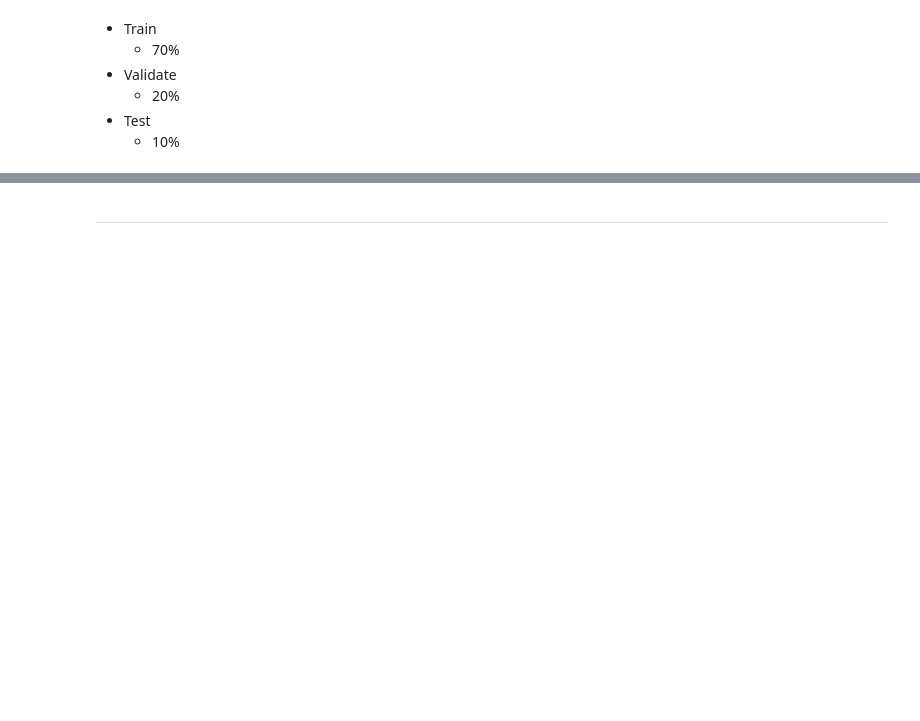
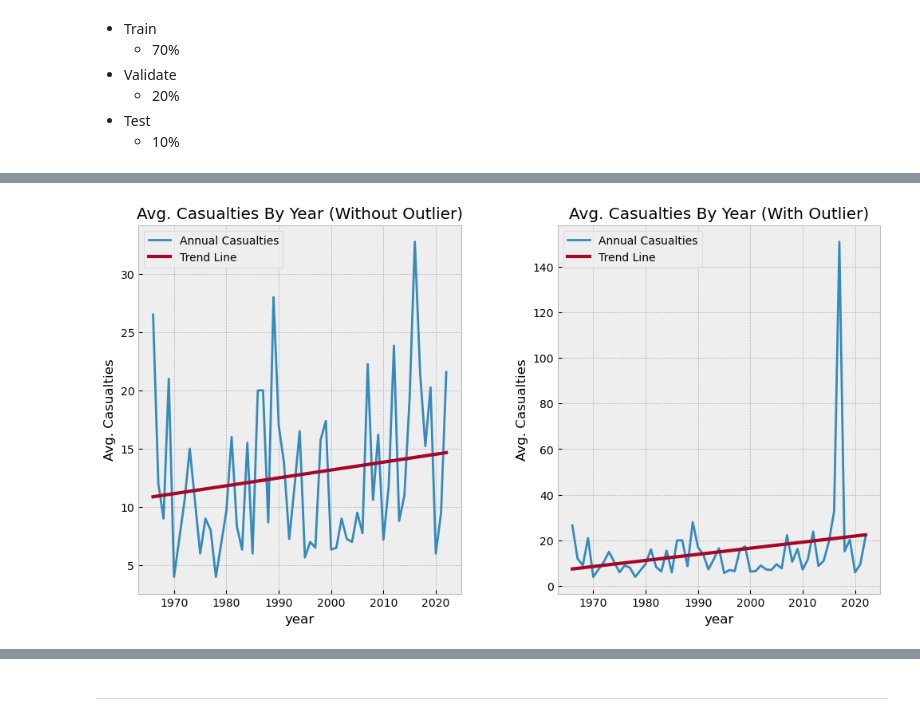
Before and after one commit to Jared-Wood135/mass-shooters-project, a Jupyter notebook: final_report.ipynb, the cells around one changed output, grey strips where cells are left out. Saved outputs shown, nothing was run; the diff lists cells and outputs as text; code cells hidden in the pictures; blank space fills up the shorter version.

```diff
--- a/final_report.ipynb
+++ b/final_report.ipynb
@@ -155,0 +176,6 @@ train.shape, validate.shape, test.shape
+# %%
+# From the 'final.py' file...
+# Get the total casualties by year with and without the outlier
+f.visual2()
+# %% [output]
+[figure, added]
```
Also changed, not shown: parts of 41 cells of this notebook.
